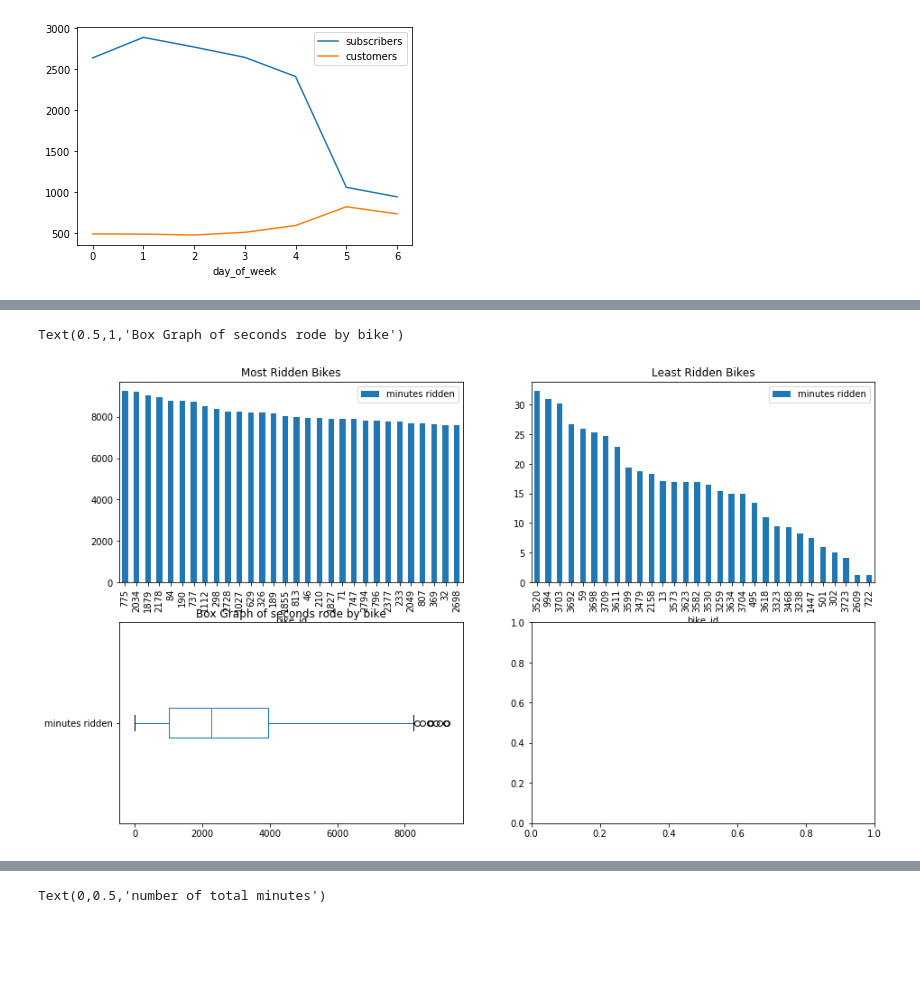
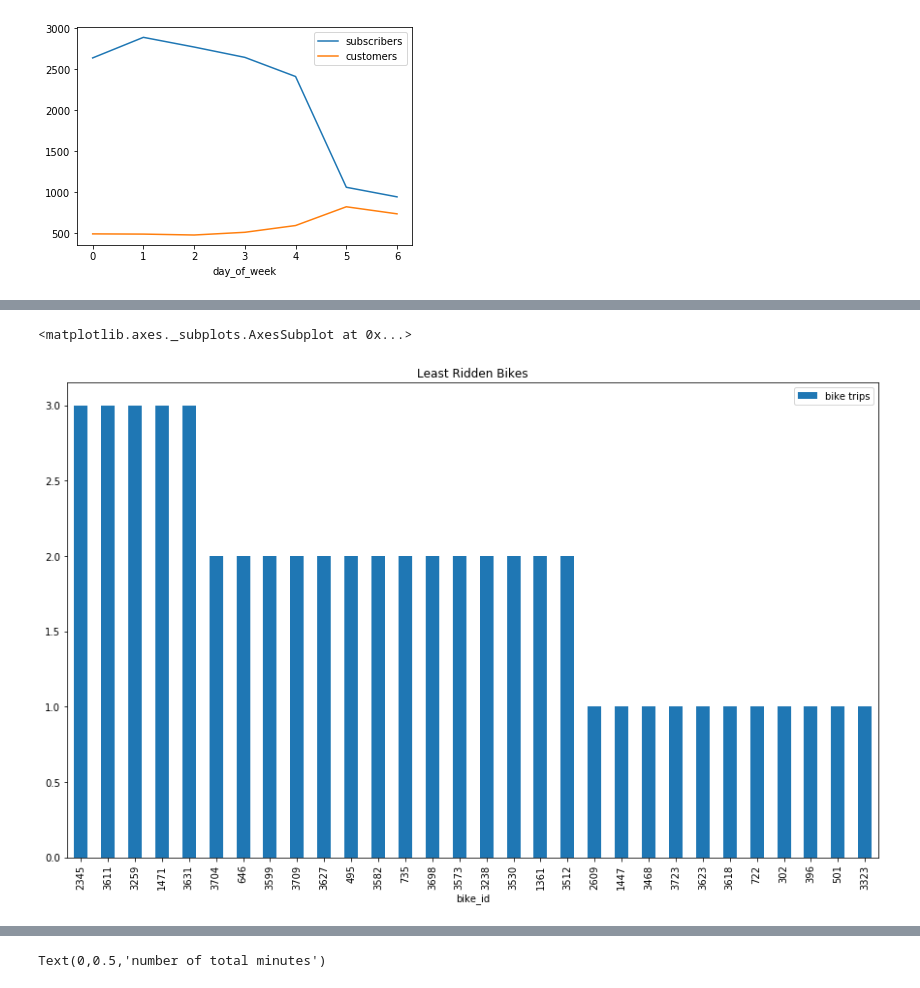
Before and after one commit to jarango-math/fordgo_bike_project, a Jupyter notebook: fundamental_capstone_project.ipynb, the cells around one changed output, grey strips where cells are left out. Cells and saved outputs as stored; diff of their text form; code cells hidden in the pictures; blank space fills up the shorter version.

```diff
--- a/fundamental_capstone_project.ipynb
+++ b/fundamental_capstone_project.ipynb
@@ -263,26 +243,5 @@ Text(0.5,1,'Box Graph of all Rides by bike')
-# %%
-bike_id_sum=df[['bike_id','duration_sec']].groupby(['bike_id']).sum().sort_values('duration_sec', ascending=False)
-
-bike_id_sum.columns=['Seconds Ridden']
-bike_id_sum['Seconds Ridden']=bike_id_sum['Seconds Ridden']/60
-bike_id_sum.columns=['minutes ridden']
-fig, axes = plt.subplots(nrows=2, ncols=2)
-bike_id_sum.head(30).plot(ax=axes[0,0],kind='bar', figsize=(15,9))
-axes[0,0].set_title('Most Ridden Bikes')
-bike_id_sum.tail(30).plot(ax=axes[0,1],kind='bar', figsize=(15,9))
-axes[0,1].set_title('Least Ridden Bikes')
-bike_id_sum.plot.box(ax=axes[1,0], figsize=(15,9),vert=False)
-axes[1,0].set_title('Box Graph of seconds rode by bike')
-#bike_id_time_df = pd.DataFrame()
-#bike_id_time_df
-#for m in range(0,19):
-    #temp_df=df[df['bike_id']==bike_id_index[m]]
-    #temp_index = temp_df.index.values
-    #temp_index_df = pd.DataFrame({'{}'.format(bike_id_index[m]):temp_index})
-    #bike_id_time_df=pd.concat([bike_id_time_df,temp_index_df], axis=1)
-#bike_id_time_df_T = bike_id_time_df.T
-#bike_id_time_df
-#make a for loop that goes through top 20 and inserts it to a new df with index being time and each column being the the bike id corresponding to that start time
-# %% [output]
-Text(0.5,1,'Box Graph of seconds rode by bike')
-[figure, removed]
+# %%
+bike_id_count.tail(30).plot(kind='bar', figsize=(15,9),title='Least Ridden Bikes')
+# %% [output]
+<matplotlib.axes._subplots.AxesSubplot at 0x...>
+[figure, added]
```
Also changed, not shown: parts of 24 cells of this notebook.
